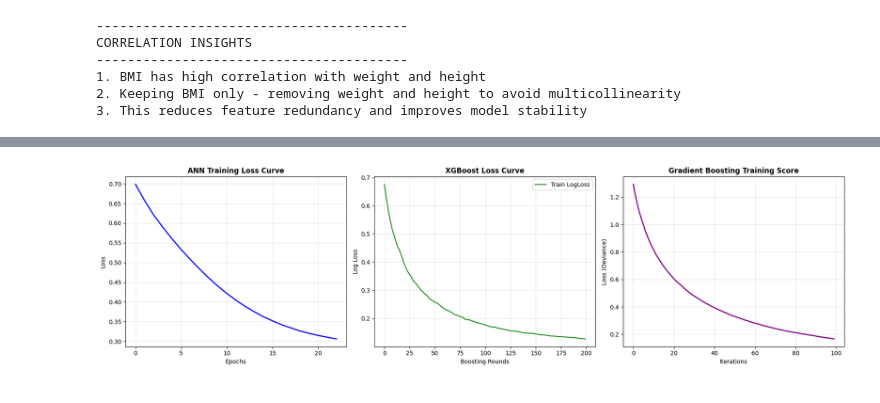
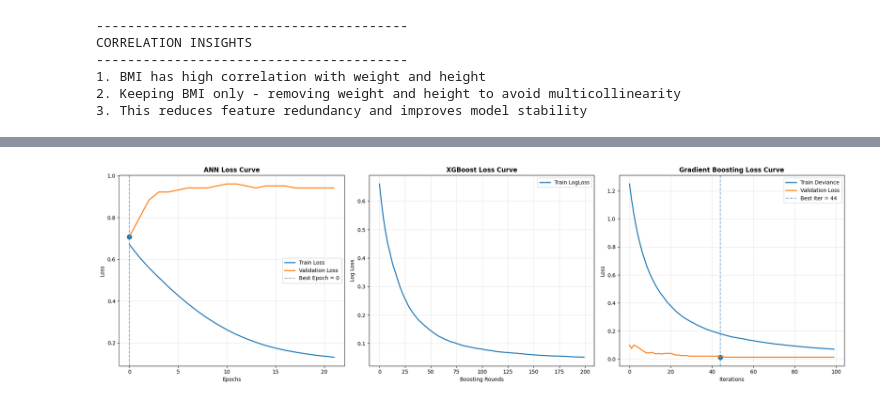
Before and after one commit to NSJayaweera/NCD-Risk_Prediction, a Jupyter notebook: DiabetesRiskPrediction.ipynb, the cells around one changed output, grey strips where cells are left out. Drawn from its saved outputs; the diff is of its cells as text; code cells hidden in the pictures.

```diff
--- a/DiabetesRiskPrediction.ipynb
+++ b/DiabetesRiskPrediction.ipynb
@@ -1007,48 +1030,115 @@ plt.show()
 import matplotlib.pyplot as plt
 import numpy as np
 
-# Initialize a figure for all loss curves
-plt.figure(figsize=(18, 5))
+# Initialize figure
+plt.figure(figsize=(20, 6))
 
-# 1. Loss Curve for ANN
+# =========================================================
+# 1. ANN LOSS CURVE (Train + Validation + Best Epoch)
+# =========================================================
 plt.subplot(1, 3, 1)
-if hasattr(models['ANN'], 'loss_curve_'):
-    plt.plot(models['ANN'].loss_curve_, color='blue', lw=2)
-    plt.title('ANN Training Loss Curve', fontweight='bold')
+
+ann_model = models['ANN']
+
+if hasattr(ann_model, 'loss_curve_'):
+
+    # Train loss
+    train_loss = ann_model.loss_curve_
+    plt.plot(train_loss, label='Train Loss', linewidth=2)
+
+    # Validation loss (only available if early_stopping=True)
+    if hasattr(ann_model, 'validation_scores_'):
+        val_loss = ann_model.validation_scores_
+        plt.plot(val_loss, label='Validation Loss', linewidth=2)
+
+        # Best epoch (min validation loss)
+        best_epoch = np.argmin(val_loss)
+        best_loss = val_loss[best_epoch]
+        plt.scatter(best_epoch, best_loss, s=80)
+        plt.axvline(best_epoch, linestyle='--', alpha=0.6,
+                    label=f'Best Epoch = {best_epoch}')
+
+    plt.title('ANN Loss Curve', fontweight='bold')
     plt.xlabel('Epochs')
     plt.ylabel('Loss')
+    plt.legend()
     plt.grid(True, alpha=0.3)
 
-# 2. Loss Curve for XGBoost
+# =========================================================
+# 2. XGBOOST LOSS CURVE (Train + Validation + Best Round)
+# =========================================================
 plt.subplot(1, 3, 2)
-# Ensure the XGBoost model was trained with an evaluation set to capture history
+
 xgb_model = models['XGBoost']
+
 if hasattr(xgb_model, 'evals_result_'):
     results = xgb_model.evals_result()
+
+    # Train loss
     if 'validation_0' in results:
-        plt.plot(results['validation_0']['logloss'], label='Train LogLoss', color='green')
+        train_logloss = results['validation_0']['logloss']
+        plt.plot(train_logloss, label='Train LogLoss', linewidth=2)
+
+    # Validation loss
     if 'validation_1' in results:
-        plt.plot(results['validation_1']['logloss'], label='Val LogLoss', color='red')
+        val_logloss = results['validation_1']['logloss']
+        plt.plot(val_logloss, label='Validation LogLoss', linewidth=2)
+
+        # Best boosting round
+        best_round = np.argmin(val_logloss)
+        best_val = val_logloss[best_round]
+        plt.scatter(best_round, best_val, s=80)
+        plt.axvline(best_round, linestyle='--', alpha=0.6,
+                    label=f'Best Round = {best_round}')
+
     plt.title('XGBoost Loss Curve', fontweight='bold')
     plt.xlabel('Boosting Rounds')
     plt.ylabel('Log Loss')
     plt.legend()
     plt.grid(True, alpha=0.3)
 
-# 3. Loss Curve for Gradient Boosting
+# =========================================================
+# 3. GRADIENT BOOSTING LOSS CURVE (Train + Validation + Best Iteration)
+# =========================================================
 plt.subplot(1, 3, 3)
+
 gb_model = models['Gradient Boosting']
+
 if hasattr(gb_model, 'train_score_'):
-    plt.plot(gb_model.train_score_, color='purple', lw=2)
-    plt.title('Gradient Boosting Training Score', fontweight='bold')
+
+    # Train loss
+    train_deviance = gb_model.train_score_
+    plt.plot(train_deviance, label='Train Deviance', linewidth=2)
+
+    # Validation loss (manually compute)
+    val_deviance = []
+    for y_pred in gb_model.staged_predict(X_test_scaled):
+        val_deviance.append(
+            np.mean((y_test - y_pred) ** 2)
+        )
+
+    plt.plot(val_deviance, label='Validation Loss', linewidth=2)
+
+    # Best iteration
+    best_iter = np.argmin(val_deviance)
+    best_val = val_deviance[best_iter]
+    plt.scatter(best_iter, best_val, s=80)
+    plt.axvline(best_iter, linestyle='--', alpha=0.6,
+                label=f'Best Iter = {best_iter}')
+
+    plt.title('Gradient Boosting Loss Curve', fontweight='bold')
     plt.xlabel('Iterations')
-    plt.ylabel('Loss (Deviance)')
+    plt.ylabel('Loss')
+    plt.legend()
     plt.grid(True, alpha=0.3)
 
+# =========================================================
+# Show Plot
+# =========================================================
 plt.tight_layout()
 plt.show()
 # %% [output]
-[figure, old version]
+[figure, new version]
 # %%
 # ============================================
 # 8. BEST MODEL ANALYSIS AND DEPLOYMENT
```
Also changed, not shown: parts of 7 cells of this notebook.
